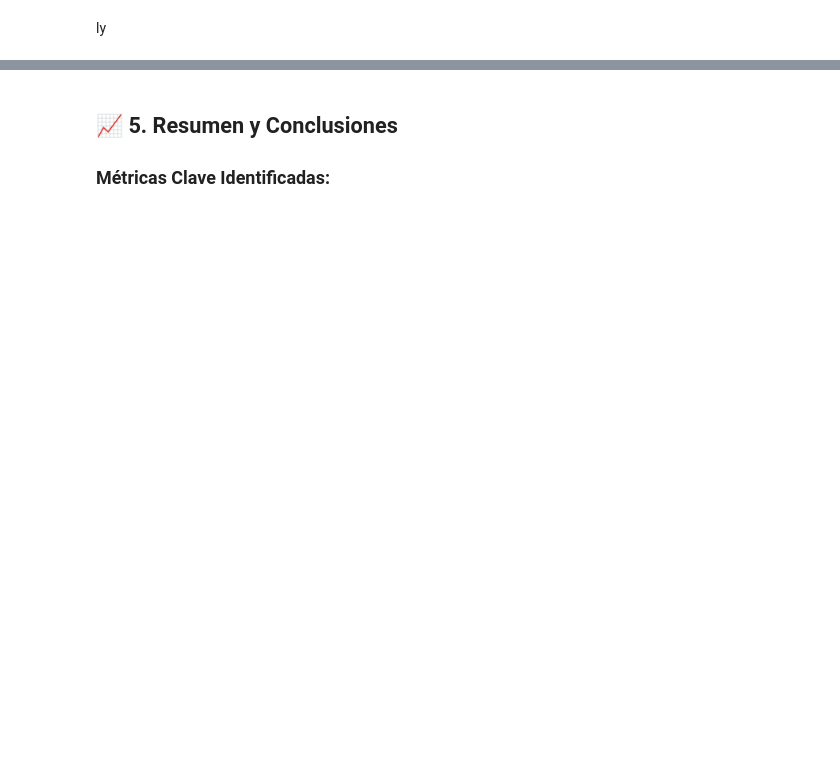
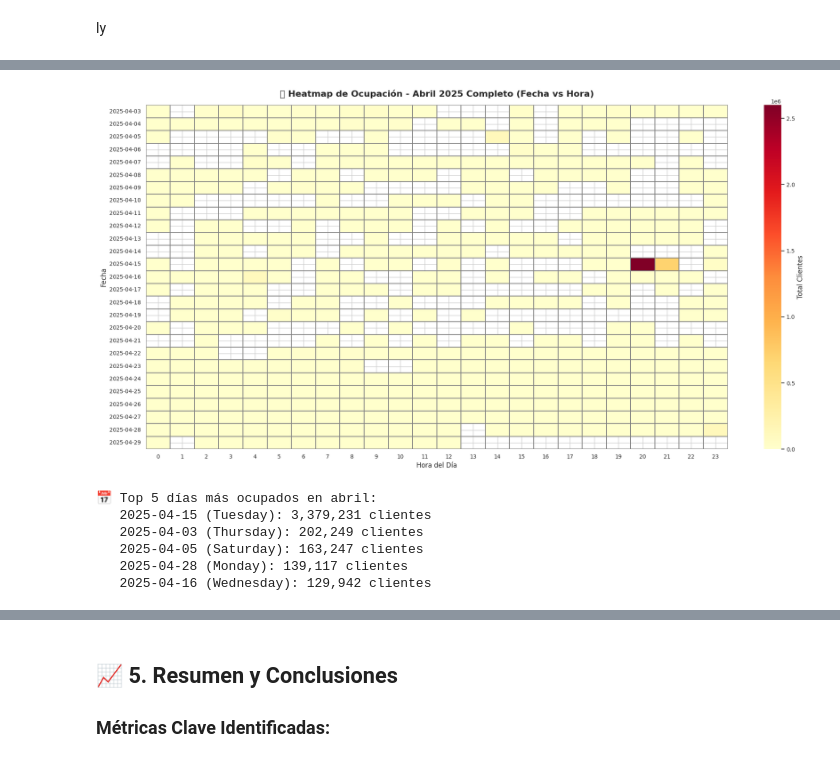
Before and after one commit to Barretina-Negra/UAB-WiFi-Dataset-Analysis, a Jupyter notebook: starter_kits/02_ap_timeslot_analysis.ipynb, the cells around one changed output, grey strips where cells are left out. Saved outputs shown, nothing was run; the diff lists cells and outputs as text; code cells hidden in the pictures; blank space fills up the shorter version.

```diff
--- a/starter_kits/02_ap_timeslot_analysis.ipynb
+++ b/starter_kits/02_ap_timeslot_analysis.ipynb
@@ -443,0 +831,43 @@ if len(weekend_data) > 0:
+# %%
+# Visualización 2: Heatmap del mes completo (día vs hora)
+# Crear pivot table: fecha vs hora
+heatmap_month = hourly_stats_april.pivot_table(
+    values='total_clients',
+    index=hourly_stats_april['time_slot_hour'].dt.date,
+    columns=hourly_stats_april['time_slot_hour'].dt.hour,
+    aggfunc='sum'
+)
+
+# Ordenar por fecha
+heatmap_month = heatmap_month.sort_index()
+
+# Crear heatmap
+plt.figure(figsize=(20, 10))
+sns.heatmap(heatmap_month,
+            annot=False,  # Desactivar anotaciones para legibilidad
+            fmt='.0f',
+            cmap='YlOrRd',
+            cbar_kws={'label': 'Total Clientes'},
+            linewidths=0.1,
+            linecolor='gray')
+plt.title('🔥 Heatmap de Ocupación - Abril 2025 Completo (Fecha vs Hora)',
+          fontsize=16, fontweight='bold', pad=15)
+plt.xlabel('Hora del Día', fontsize=12)
+plt.ylabel('Fecha', fontsize=12)
+plt.tight_layout()
+plt.show()
+
+# Identificar días más ocupados
+daily_totals = heatmap_month.sum(axis=1).sort_values(ascending=False)
+print(f"\n📅 Top 5 días más ocupados en abril:")
+for date, total in daily_totals.head(5).items():
+    day_name = pd.to_datetime(date).strftime('%A')
+    print(f"   {date} ({day_name}): {total:,.0f} clientes")
+# %% [output]
+[figure, added]
+📅 Top 5 días más ocupados en abril:
+   2025-04-15 (Tuesday): 3,379,231 clientes
+   2025-04-03 (Thursday): 202,249 clientes
+   2025-04-05 (Saturday): 163,247 clientes
+   2025-04-28 (Monday): 139,117 clientes
+   2025-04-16 (Wednesday): 129,942 clientes
```
Also changed, not shown: parts of 22 cells of this notebook.
